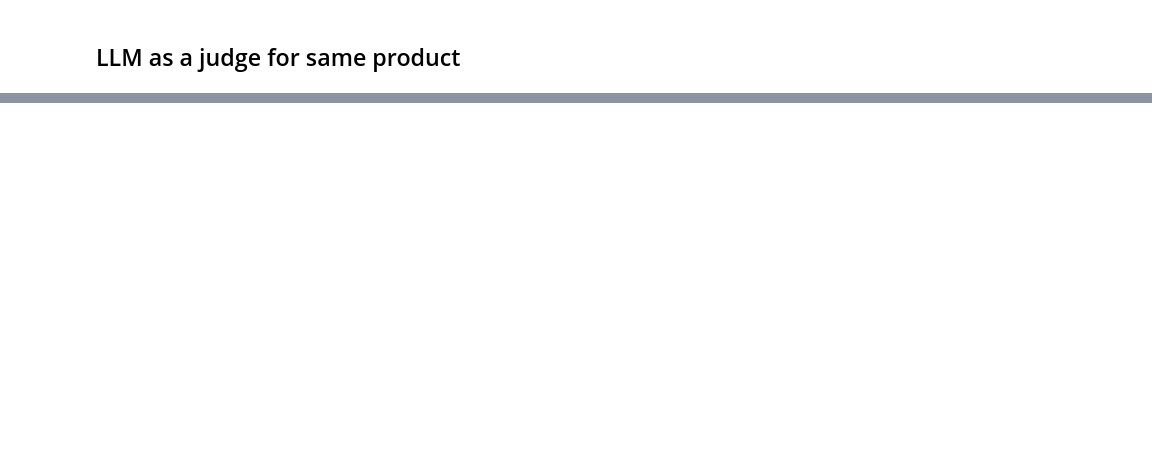
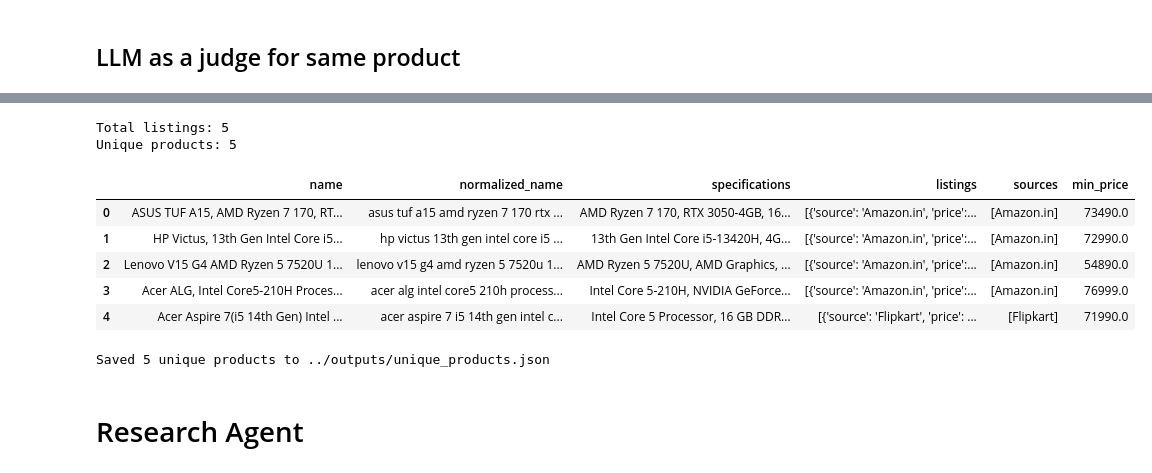
Before and after one commit to debayonmallik-trinamix/shopping-agent, a Jupyter notebook: notebook/orchestrator.ipynb, the cells around one changed output, grey strips where cells are left out. Cells and saved outputs as stored; diff of their text form; code cells hidden in the pictures; blank space fills up the shorter version.

```diff
--- a/notebook/orchestrator.ipynb
+++ b/notebook/orchestrator.ipynb
@@ -699,0 +755,67 @@ same_product=True confidence=0.95 reason='Both listings share the exact same spe
+# %%
+def merge_cluster(cluster):
+    """Collapse a cluster of duplicate listings into one canonical product."""
+
+    # Prefer the listing with the most detailed specs as the canonical record.
+    canonical = max(cluster, key=lambda p: len(p.get("specifications") or ""))
+
+    listings = [
+        {
+            "source": p.get("source"),
+            "price": p.get("price"),
+            "rating": p.get("rating"),
+            "url": p.get("url"),
+        }
+        for p in cluster
+    ]
+
+    prices = [l["price"] for l in listings if l["price"] is not None]
+
+    return {
+        "name": canonical["name"],
+        "normalized_name": canonical.get("normalized_name"),
+        "specifications": canonical.get("specifications"),
+        "listings": listings,
+        "sources": [l["source"] for l in listings],
+        "min_price": min(prices) if prices else None,
+    }
+# %%
+unique_products = []
+
+for key, group_products in groups.items():
+    for cluster in dedupe_group(group_products):
+        unique_products.append(merge_cluster(cluster))
+
+print("Total listings:", len(all_products))
+print("Unique products:", len(unique_products))
+# %% [output]
+Total listings: 5
+Unique products: 5
+# %%
+df_unique = pd.DataFrame(unique_products)
+df_unique
+# %% [output]
+|  | name | normalized_name | specifications | listings | sources | min_price |
+| 0 | ASUS TUF A15, AMD Ryzen 7 170, RT... | asus tuf a15 amd ryzen 7 170 rtx ... | AMD Ryzen 7 170, RTX 3050-4GB, 16... | [{'source': 'Amazon.in', 'price':... | [Amazon.in] | 73490.0 |
+| 1 | HP Victus, 13th Gen Intel Core i5... | hp victus 13th gen intel core i5 ... | 13th Gen Intel Core i5-13420H, 4G... | [{'source': 'Amazon.in', 'price':... | [Amazon.in] | 72990.0 |
+| 2 | Lenovo V15 G4 AMD Ryzen 5 7520U 1... | lenovo v15 g4 amd ryzen 5 7520u 1... | AMD Ryzen 5 7520U, AMD Graphics, ... | [{'source': 'Amazon.in', 'price':... | [Amazon.in] | 54890.0 |
+| 3 | Acer ALG, Intel Core5-210H Proces... | acer alg intel core5 210h process... | Intel Core 5-210H, NVIDIA GeForce... | [{'source': 'Amazon.in', 'price':... | [Amazon.in] | 76999.0 |
+| 4 | Acer Aspire 7(i5 14th Gen) Intel ... | acer aspire 7 i5 14th gen intel c... | Intel Core 5 Processor, 16 GB DDR... | [{'source': 'Flipkart', 'price': ... | [Flipkart] | 71990.0 |
+# %%
+with open(
+    "../outputs/unique_products.json",
+    "w",
+    encoding="utf-8"
+) as f:
+    json.dump(
+        unique_products,
+        f,
+        indent=2,
+        ensure_ascii=False
+    )
+
+print("Saved", len(unique_products), "unique products to ../outputs/unique_products.json")
+# %% [output]
+Saved 5 unique products to ../outputs/unique_products.json
+# %% [markdown]
+# Research Agent
```
Also changed, not shown: parts of 30 cells of this notebook, 2 other files.
